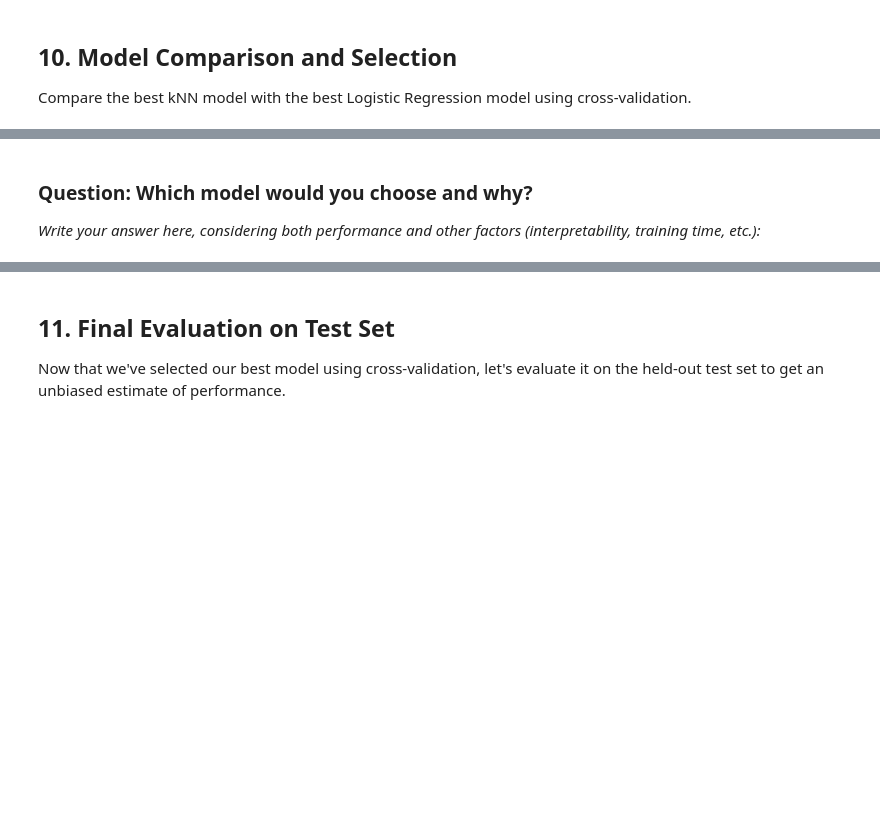
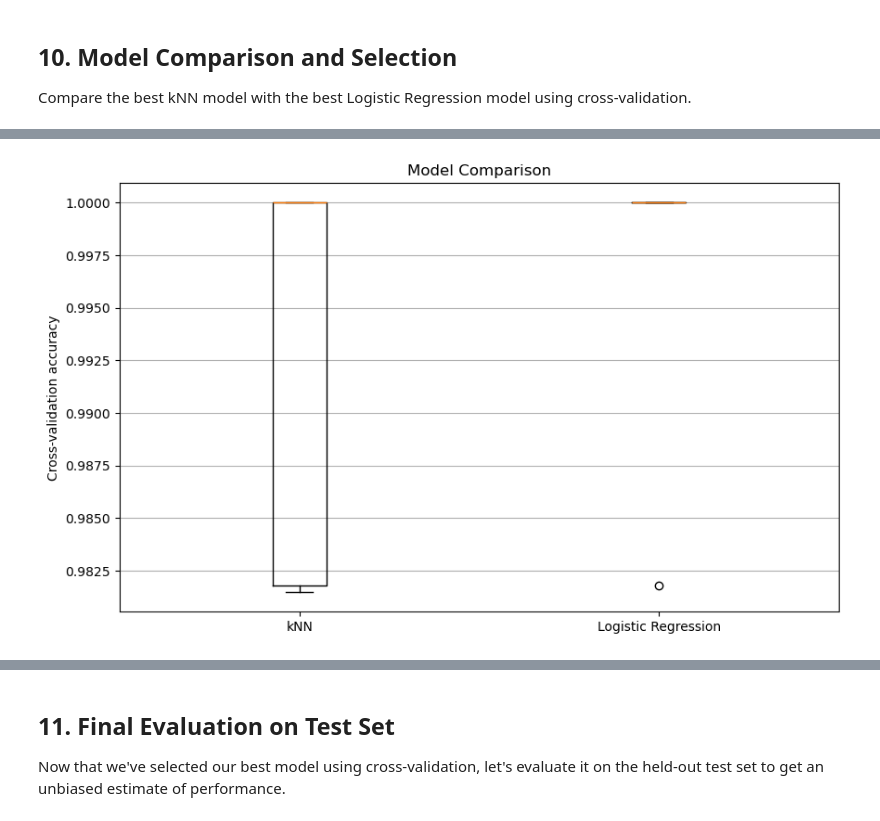
Before and after one commit to MatthewMcCarthy1/machine-learning-labs, a Jupyter notebook: Lab 4/knn_lab.ipynb, the cells around one changed output, grey strips where cells are left out. Drawn from its saved outputs; the diff is of its cells as text; code cells hidden in the pictures; blank space fills up the shorter version.

```diff
--- a/Lab 4/knn_lab.ipynb
+++ b/Lab 4/knn_lab.ipynb
@@ -258,12 +368,10 @@ print(f"Logistic Regression (C={best_C}): {lr_cv_scores.mean():.3f} (+/- {lr_cv_
 # %%
 # Visualize the comparison
 plt.figure(figsize=(10, 6))
-plt.boxplot([knn_cv_scores, lr_cv_scores], labels=['kNN', 'Logistic Regression'])
+plt.boxplot([knn_cv_scores, lr_cv_scores], tick_labels=['kNN', 'Logistic Regression'])
 plt.ylabel('Cross-validation accuracy')
 plt.title('Model Comparison')
 plt.grid(True, axis='y')
 plt.show()
+# %% [output]
+[figure, added]
-# %% [markdown]
-### Question: Which model would you choose and why?
-
-*Write your answer here, considering both performance and other factors (interpretability, training time, etc.):*
```
Also changed, not shown: parts of 24 cells of this notebook, 1 other file.
